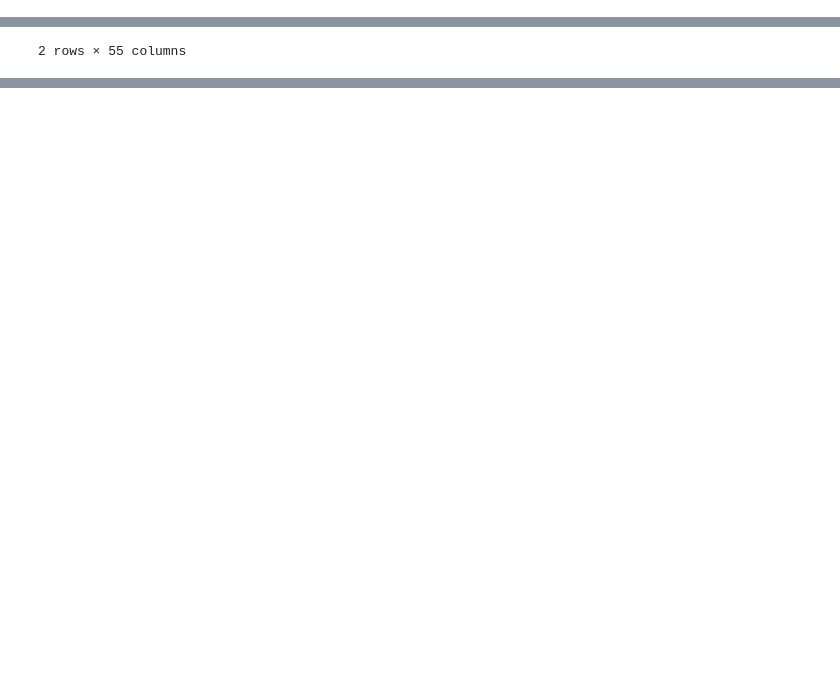
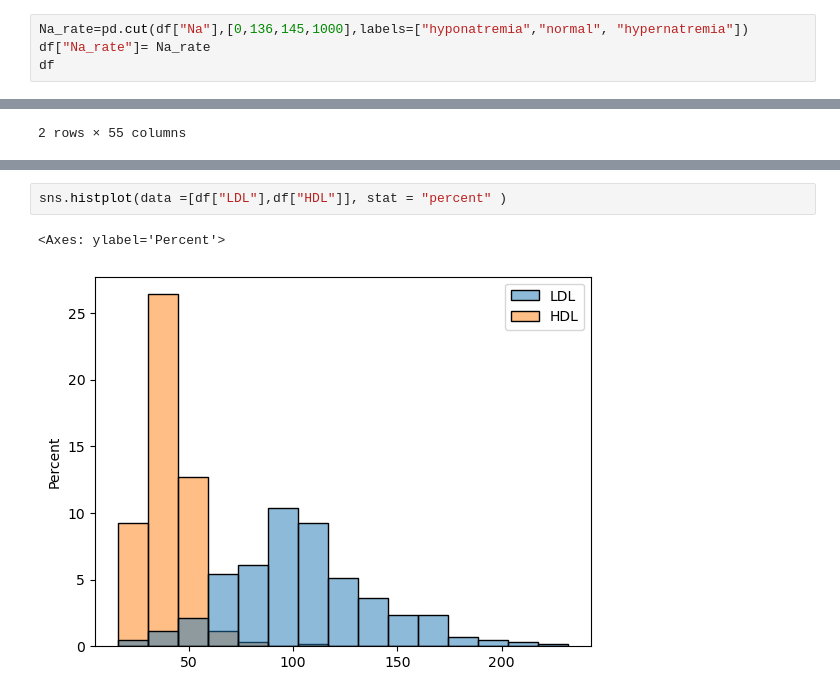
Before and after one commit to sohashe/dataset-analyzing, a Jupyter notebook: CAD dataset .ipynb, the cells around one changed output, grey strips where cells are left out. Cells and saved outputs as stored; diff of their text form; blank space fills up the shorter version.

```diff
--- a/CAD dataset .ipynb
+++ b/CAD dataset .ipynb
@@ -92,3 +117,7 @@ df
 | 301 | 57 | 90 | 159 | Fmale | 35.599858 | 1 | 0 | 0 | 0 | 0 | ... |
 | 302 | 56 | 85 | 170 | Fmale | 29.411765 | 0 | 1 | 1 | 0 | 0 | ... |
 303 rows × 57 columns
+# %%
+Na_rate=pd.cut(df["Na"],[0,136,145,1000],labels=["hyponatremia","normal", "hypernatremia"])
+df["Na_rate"]= Na_rate
+df
@@ -155,0 +227,5 @@ a.mean()
+# %%
+sns.histplot(data =[df["LDL"],df["HDL"]], stat = "percent" )
+# %% [output]
+<Axes: ylabel='Percent'>
+[figure, added]
```
Also changed, not shown: parts of 16 cells of this notebook.
